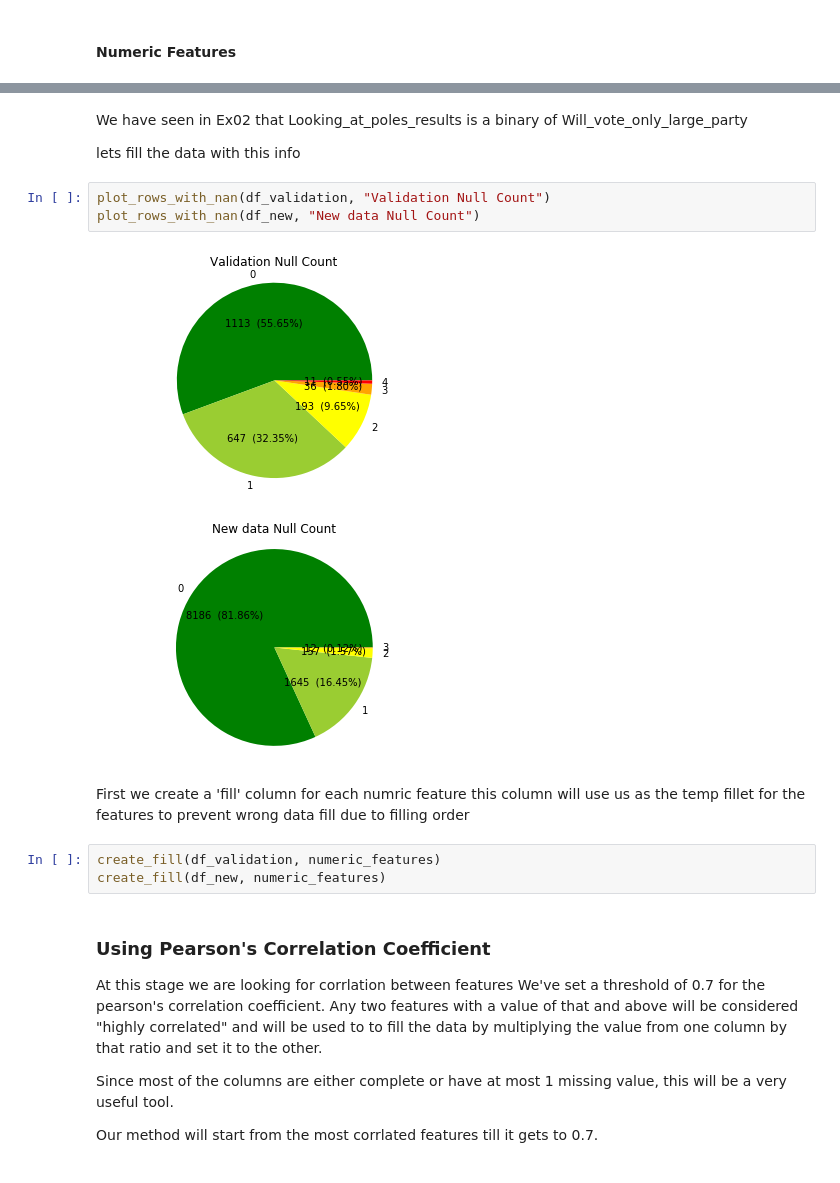
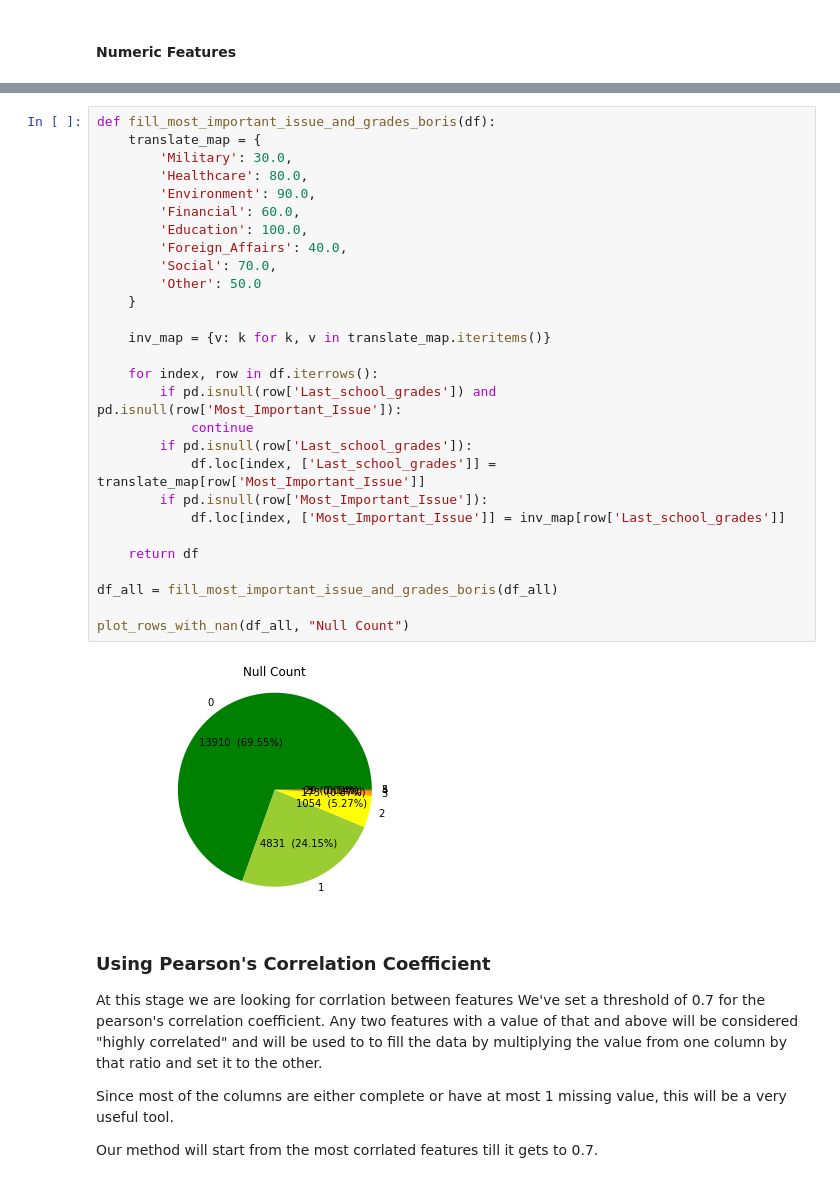
Before and after one commit to BorisBorshevsky/ML-Elections, a Jupyter notebook: all_togather.ipynb, the cells around one changed output, grey strips where cells are left out. Drawn from its saved outputs; the diff is of its cells as text.

```diff
--- a/all_togather.ipynb
+++ b/all_togather.ipynb
@@ -314,19 +246,33 @@ plot_rows_with_nan(df_new, "New data Null Count")
-# %% [markdown]
-We have seen in Ex02 that Looking_at_poles_results is a binary of Will_vote_only_large_party
-
-lets fill the data with this info
-# %%
-plot_rows_with_nan(df_validation, "Validation Null Count")
-plot_rows_with_nan(df_new, "New data Null Count")
-# %% [output]
-[figure, removed]
-[figure, removed]
-# %% [markdown]
-First we create a 'fill' column for each numric feature
-this column will use us as the temp fillet for the features to prevent wrong data fill due to filling order
-# %%
-create_fill(df_validation, numeric_features)
-create_fill(df_new, numeric_features)
+# %%
+def fill_most_important_issue_and_grades_boris(df):
+    translate_map = {
+        'Military': 30.0,
+        'Healthcare': 80.0,
+        'Environment': 90.0,
+        'Financial': 60.0,
+        'Education': 100.0,
+        'Foreign_Affairs': 40.0,
+        'Social': 70.0,
+        'Other': 50.0
+    }
+
+    inv_map = {v: k for k, v in translate_map.iteritems()}
+
+    for index, row in df.iterrows():
+        if pd.isnull(row['Last_school_grades']) and pd.isnull(row['Most_Important_Issue']):
+            continue
+        if pd.isnull(row['Last_school_grades']):
+            df.loc[index, ['Last_school_grades']] = translate_map[row['Most_Important_Issue']]
+        if pd.isnull(row['Most_Important_Issue']):
+            df.loc[index, ['Most_Important_Issue']] = inv_map[row['Last_school_grades']]
+
+    return df
+
+df_all = fill_most_important_issue_and_grades_boris(df_all)
+
+plot_rows_with_nan(df_all, "Null Count")
+# %% [output]
+[figure, added]
 # %% [markdown]
 ### Using Pearson's Correlation Coefficient
 
```
Also changed, not shown: parts of 103 cells of this notebook, 4 other files.
